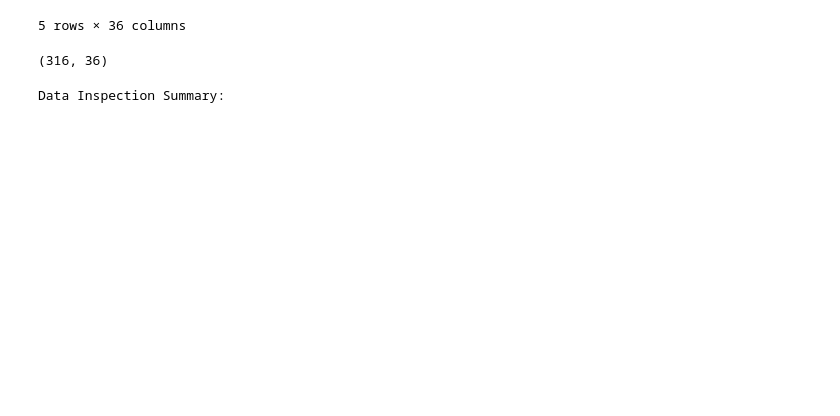
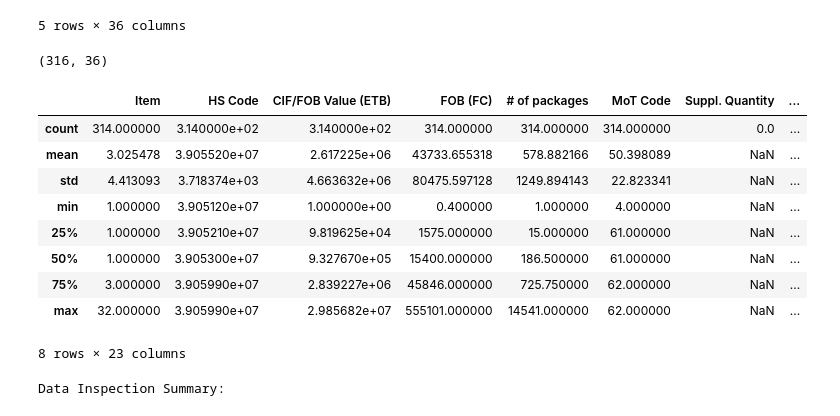
Before and after one commit to bettyabay/chemical-import-insights, a Jupyter notebook: notebooks/data_preprocessing.ipynb, the cells around one changed output. Drawn from its saved outputs; the diff is of its cells as text; code cells hidden in the pictures; blank space fills up the shorter version.

Commit message:
feat: data analysis

```diff
--- a/notebooks/data_preprocessing.ipynb
+++ b/notebooks/data_preprocessing.ipynb
@@ -53,6 +53,19 @@ raw_data.head()
 raw_data.shape
 # %% [output]
 (316, 36)
+# %%
+raw_data.describe()
+# %% [output]
+|  | Item | HS Code | CIF/FOB Value (ETB) | FOB (FC) | # of packages | MoT Code | Suppl. Quantity | ... |
+| count | 314.000000 | 3.140000e+02 | 3.140000e+02 | 314.000000 | 314.000000 | 314.000000 | 0.0 | ... |
+| mean | 3.025478 | 3.905520e+07 | 2.617225e+06 | 43733.655318 | 578.882166 | 50.398089 | NaN | ... |
+| std | 4.413093 | 3.718374e+03 | 4.663632e+06 | 80475.597128 | 1249.894143 | 22.823341 | NaN | ... |
+| min | 1.000000 | 3.905120e+07 | 1.000000e+00 | 0.400000 | 1.000000 | 4.000000 | NaN | ... |
+| 25% | 1.000000 | 3.905210e+07 | 9.819625e+04 | 1575.000000 | 15.000000 | 61.000000 | NaN | ... |
+| 50% | 1.000000 | 3.905300e+07 | 9.327670e+05 | 15400.000000 | 186.500000 | 61.000000 | NaN | ... |
+| 75% | 3.000000 | 3.905990e+07 | 2.839227e+06 | 45846.000000 | 725.750000 | 62.000000 | NaN | ... |
+| max | 32.000000 | 3.905990e+07 | 2.985682e+07 | 555101.000000 | 14541.000000 | 62.000000 | NaN | ... |
+8 rows × 23 columns
 # %%
 # Understand the data
 inspection_results = processor.inspect_data(raw_data)
```
Also changed, not shown: parts of 1 cell of this notebook, 4 other files.
